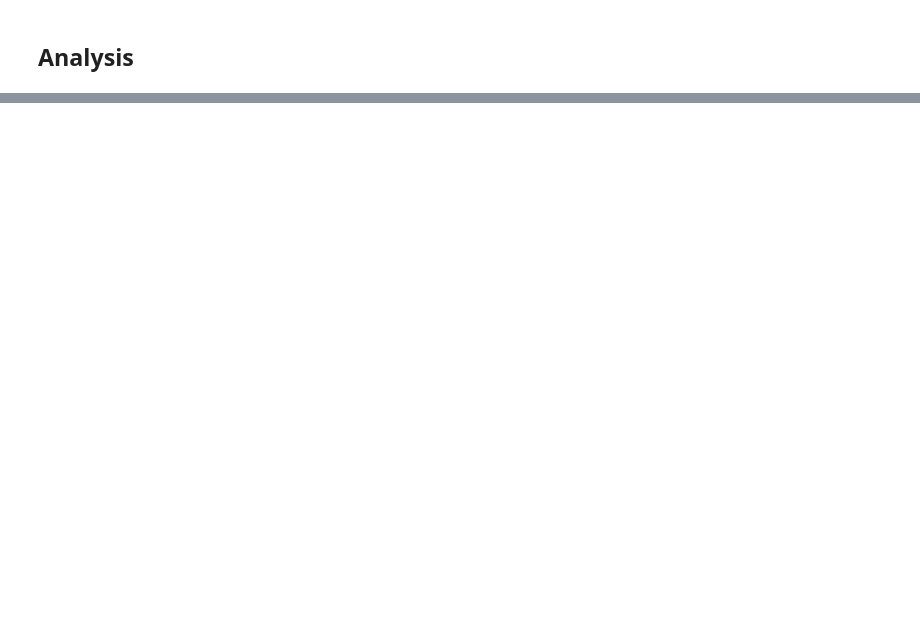
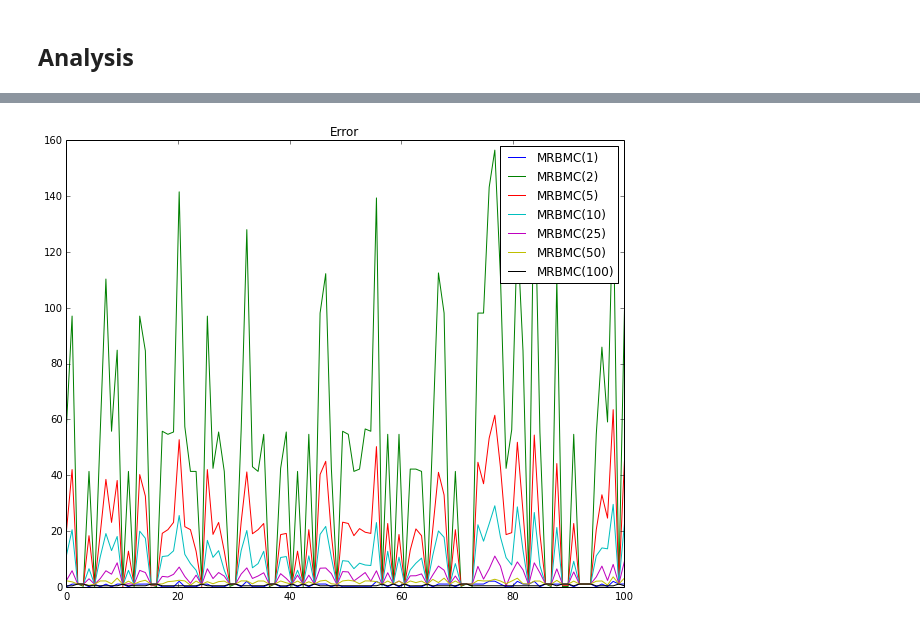
Before and after one commit to ORNL-CEES/MCREX, a Jupyter notebook: notebooks/stuart/bmr_mc.ipynb, the cells around one changed output, grey strips where cells are left out. Drawn from its saved outputs; the diff is of its cells as text; code cells hidden in the pictures; blank space fills up the shorter version.

```diff
--- a/notebooks/stuart/bmr_mc.ipynb
+++ b/notebooks/stuart/bmr_mc.ipynb
@@ -186,0 +193,14 @@ show()
+# %%
+figure(figsize=(10,8), dpi=100)
+plot(plot_grid,error_1,label="MRBMC(1)")
+plot(plot_grid,error_2,label="MRBMC(2)")
+plot(plot_grid,error_5,label="MRBMC(5)")
+plot(plot_grid,error_10,label="MRBMC(10)")
+plot(plot_grid,error_25,label="MRBMC(25)")
+plot(plot_grid,error_50,label="MRBMC(50)")
+plot(plot_grid,error_100,label="MRBMC(100)")
+title("Error")
+legend()
+show()
+# %% [output]
+[figure, added]
```
Also changed, not shown: parts of 14 cells of this notebook, 2 other files.
